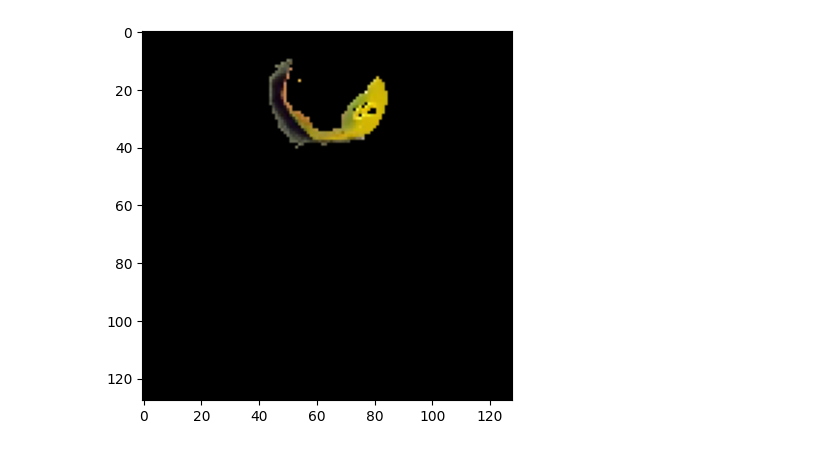
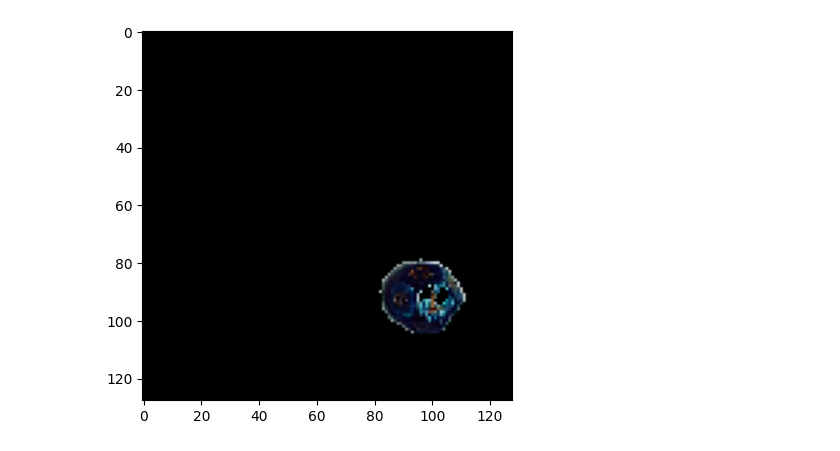
Before and after one commit to K0nkere/DL-Dice-detection-project, a Jupyter notebook: dice-detection-model.ipynb, the cells around one changed output. Cells and saved outputs as stored; diff of their text form; code cells hidden in the pictures.

```diff
--- a/dice-detection-model.ipynb
+++ b/dice-detection-model.ipynb
@@ -405,10 +463,10 @@ None
 # %%
-sample_url = lst_few[0]
+sample_url = lst_few[2]
 
 sample_img_original = download_image(sample_url)
 sample = prepare_image(sample_img_original, (img_size, img_size))
 
-# display(sample)
+display(sample)
 
 x = np.array(sample)
 x = np.array([x])
@@ -426,7 +484,8 @@ mask = f_mask[:,:,np.newaxis].copy()
 # plt.imshow(mask)
 # plt.show()
 
-labeled_mask = get_clusters(mask)
+labeled_masks = get_clusters(mask)
+anchors = get_anchors(labeled_masks=labeled_masks)
 
-num_mask = iter(range(labeled_mask.shape[2]))
+num_mask = iter(range(labeled_masks.shape[2]))
 # %% [output]
@@ -436,13 +497,14 @@ num_mask = iter(range(labeled_mask.shape[2]))
 # %%
 x = preprocess(np.array(sample), 255)
+# x = np.array(sample, dtype='float')
 n_map = next(num_mask)
 
-x[:,:,0] *= labeled_mask[:,:,n_map]
-x[:,:,1] *= labeled_mask[:,:,n_map]
-x[:,:,2] *= labeled_mask[:,:,n_map]
+x[:,:,0] *= labeled_masks[:,:,n_map]
+x[:,:,1] *= labeled_masks[:,:,n_map]
+x[:,:,2] *= labeled_masks[:,:,n_map]
 
 plt.imshow(x)
 plt.show()
 # %% [output]
-[figure, old version]
+[figure, new version]
 # %%
```
Also changed, not shown: parts of 24 cells of this notebook.
